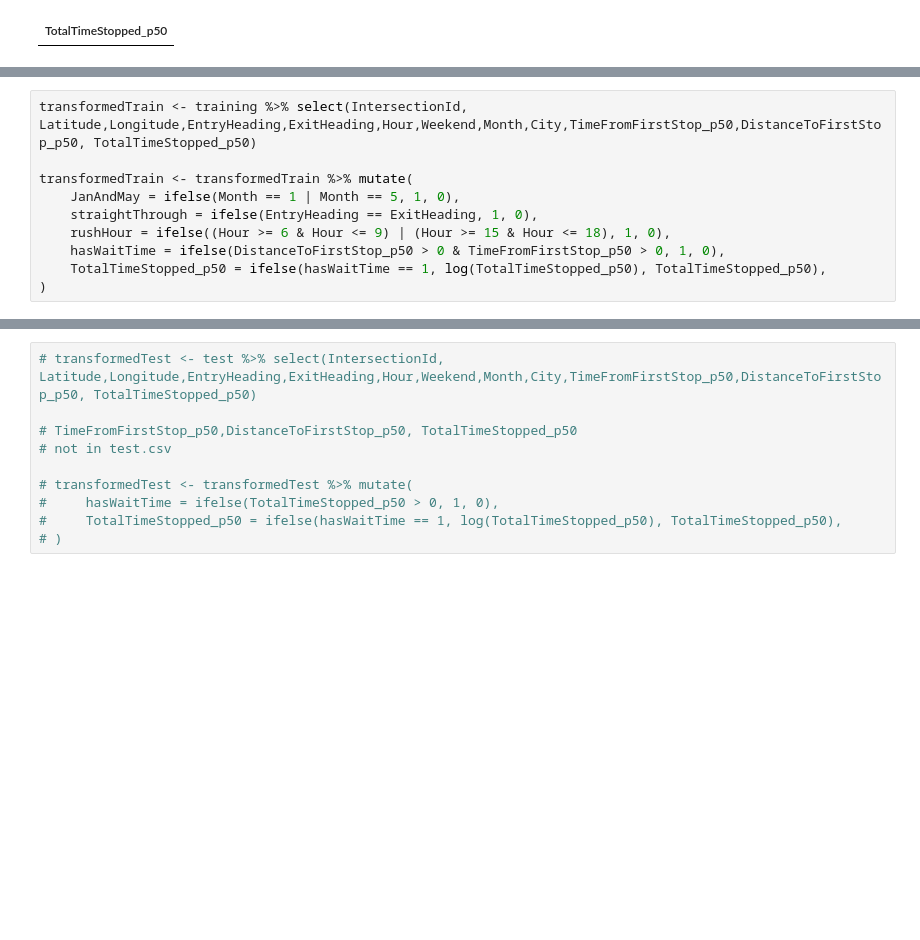
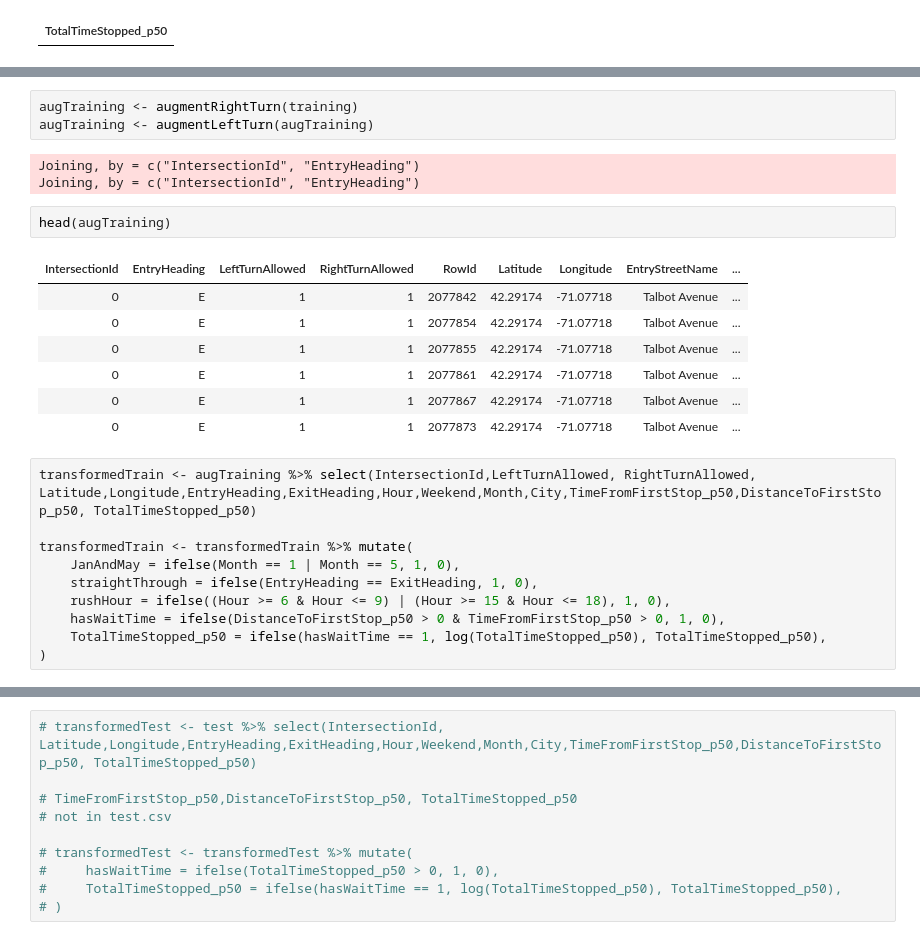
Before and after one commit to Haximilian/statistics447b, a Jupyter notebook: Statistics 447b Project - Adel.ipynb, the cells around one changed output, grey strips where cells are left out. Cells and saved outputs as stored; diff of their text form; blank space fills up the shorter version.

```diff
--- a/Statistics 447b Project - Adel.ipynb
+++ b/Statistics 447b Project - Adel.ipynb
@@ -491,5 +535,21 @@ head(ran1 %>% filter(TotalTimeStopped_p50 > 0))
+# %%
+augTraining <- augmentRightTurn(training)
+augTraining <- augmentLeftTurn(augTraining)
+# %% [output]
+Joining, by = c("IntersectionId", "EntryHeading")
+Joining, by = c("IntersectionId", "EntryHeading")
+# %%
+head(augTraining)
+# %% [output]
+| IntersectionId | EntryHeading | LeftTurnAllowed | RightTurnAllowed | RowId | Latitude | Longitude | EntryStreetName | ... |
+| 0 | E | 1 | 1 | 2077842 | 42.29174 | -71.07718 | Talbot Avenue | ... |
+| 0 | E | 1 | 1 | 2077854 | 42.29174 | -71.07718 | Talbot Avenue | ... |
+| 0 | E | 1 | 1 | 2077855 | 42.29174 | -71.07718 | Talbot Avenue | ... |
+| 0 | E | 1 | 1 | 2077861 | 42.29174 | -71.07718 | Talbot Avenue | ... |
+| 0 | E | 1 | 1 | 2077867 | 42.29174 | -71.07718 | Talbot Avenue | ... |
+| 0 | E | 1 | 1 | 2077873 | 42.29174 | -71.07718 | Talbot Avenue | ... |
 # %%
-transformedTrain <- training %>% select(IntersectionId, Latitude,Longitude,EntryHeading,ExitHeading,Hour,Weekend,Month,City,TimeFromFirstStop_p50,DistanceToFirstStop_p50, TotalTimeStopped_p50)
+transformedTrain <- augTraining %>% select(IntersectionId,LeftTurnAllowed, RightTurnAllowed, Latitude,Longitude,EntryHeading,ExitHeading,Hour,Weekend,Month,City,TimeFromFirstStop_p50,DistanceToFirstStop_p50, TotalTimeStopped_p50)
 
 transformedTrain <- transformedTrain %>% mutate(
     JanAndMay = ifelse(Month == 1 | Month == 5, 1, 0),
```
Also changed, not shown: parts of 25 cells of this notebook.
